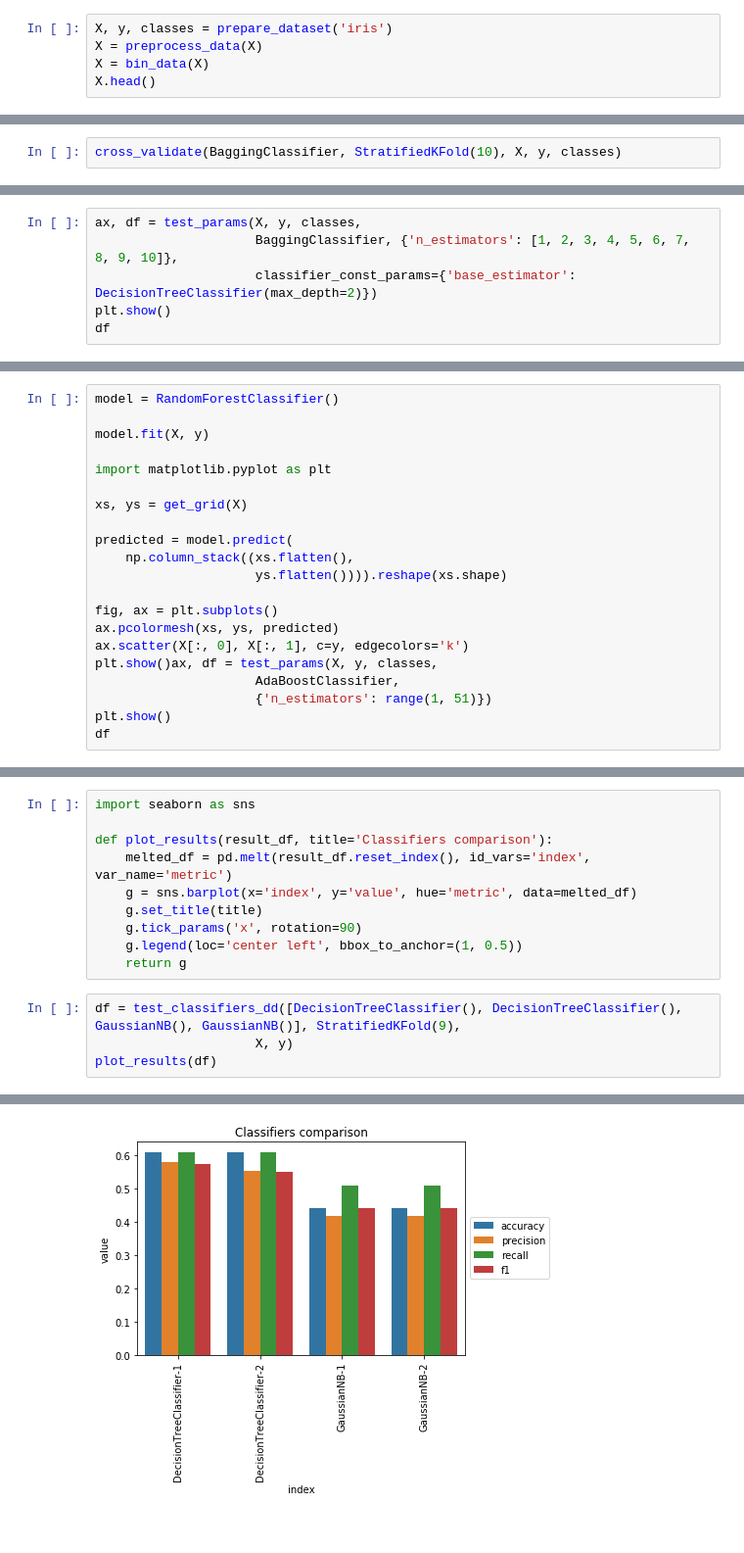
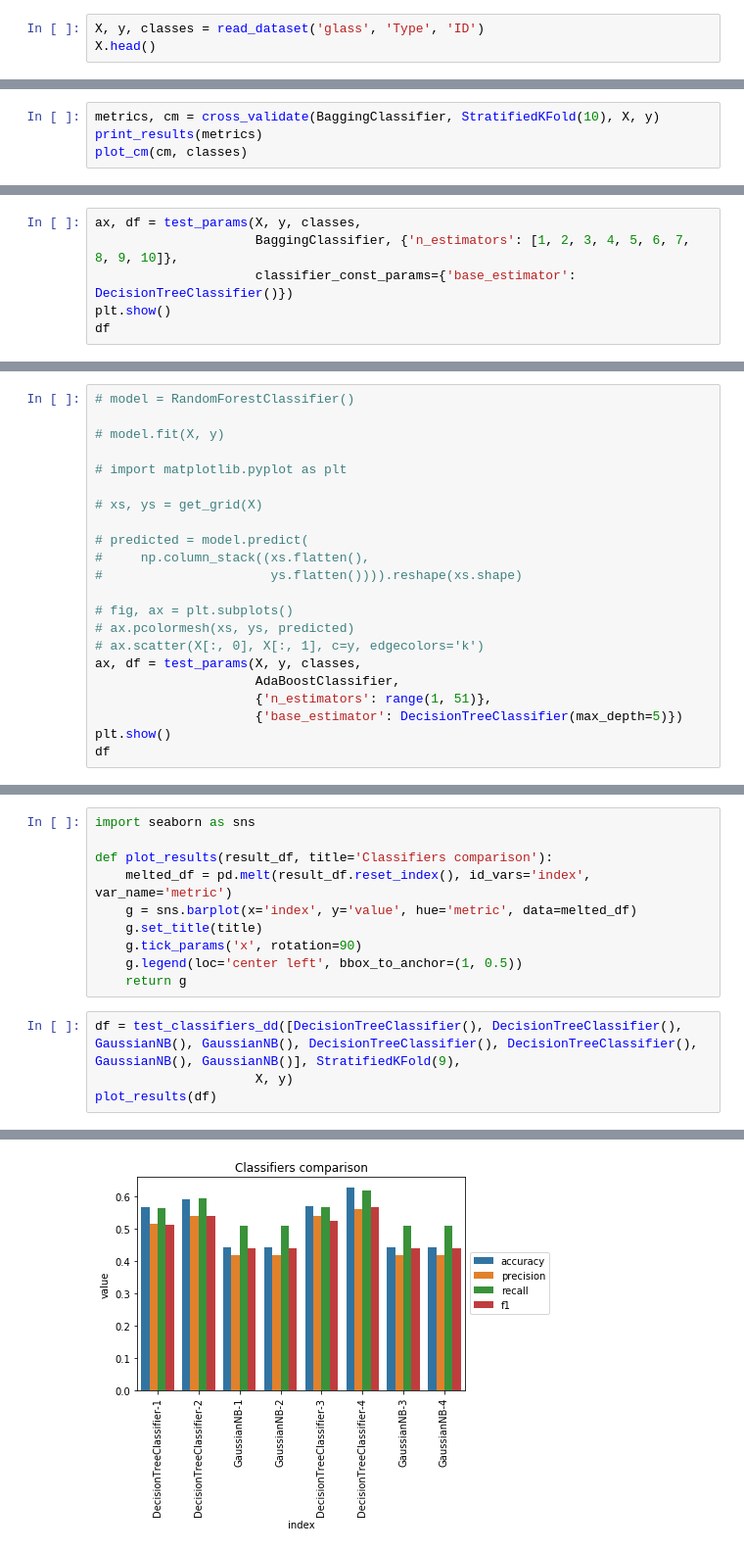
Before and after one commit to xenteros/data-science-training, a Jupyter notebook: Ensembles.ipynb, the cells around one changed output, grey strips where cells are left out. Shown at 98% size. Cells and saved outputs as stored; diff of their text form.

```diff
--- a/Ensembles.ipynb
+++ b/Ensembles.ipynb
@@ -317,6 +89,4 @@ def normalize_confusion_matrix(confusion_matrix):
 # %%
-X, y, classes = prepare_dataset('iris')
-X = preprocess_data(X)
-X = bin_data(X)
+X, y, classes = read_dataset('glass', 'Type', 'ID')
 X.head()
 # %% [output]
@@ -404,5 +124,7 @@ def cross_validate(classifier, kfold, X, y, classes, params=None, talk=True):
 # %%
-cross_validate(BaggingClassifier, StratifiedKFold(10), X, y, classes)
+metrics, cm = cross_validate(BaggingClassifier, StratifiedKFold(10), X, y)
+print_results(metrics)
+plot_cm(cm, classes)
 # %% [output]
 Results for BaggingClassifier
 ----
@@ -475,7 +197,7 @@ def test_params(X, y, classes, classifier, classifier_param, classifier_const_pa
 # %%
 ax, df = test_params(X, y, classes,
                      BaggingClassifier, {'n_estimators': [1, 2, 3, 4, 5, 6, 7, 8, 9, 10]},
-                     classifier_const_params={'base_estimator': DecisionTreeClassifier(max_depth=2)})
+                     classifier_const_params={'base_estimator': DecisionTreeClassifier()})
 plt.show()
 df
 # %% [output]
@@ -669,24 +411,25 @@ plt.show()
 # %% [output]
 [figure]
 # %%
-model = RandomForestClassifier()
+# model = RandomForestClassifier()
 
-model.fit(X, y)
+# model.fit(X, y)
 
-import matplotlib.pyplot as plt
+# import matplotlib.pyplot as plt
 
-xs, ys = get_grid(X)
+# xs, ys = get_grid(X)
 
-predicted = model.predict(
-    np.column_stack((xs.flatten(),
-                     ys.flatten()))).reshape(xs.shape)
+# predicted = model.predict(
+#     np.column_stack((xs.flatten(),
+#                      ys.flatten()))).reshape(xs.shape)
 
-fig, ax = plt.subplots()
-ax.pcolormesh(xs, ys, predicted)
-ax.scatter(X[:, 0], X[:, 1], c=y, edgecolors='k')
-plt.show()ax, df = test_params(X, y, classes,
+# fig, ax = plt.subplots()
+# ax.pcolormesh(xs, ys, predicted)
+# ax.scatter(X[:, 0], X[:, 1], c=y, edgecolors='k')
+ax, df = test_params(X, y, classes,
                      AdaBoostClassifier,
-                     {'n_estimators': range(1, 51)})
+                     {'n_estimators': range(1, 51)},
+                     {'base_estimator': DecisionTreeClassifier(max_depth=5)})
 plt.show()
 df
 # %% [output]
@@ -820,9 +569,9 @@ def plot_results(result_df, title='Classifiers comparison'):
     g.legend(loc='center left', bbox_to_anchor=(1, 0.5))
     return g
 # %%
-df = test_classifiers_dd([DecisionTreeClassifier(), DecisionTreeClassifier(), GaussianNB(), GaussianNB()], StratifiedKFold(9),
+df = test_classifiers_dd([DecisionTreeClassifier(), DecisionTreeClassifier(), GaussianNB(), GaussianNB(), DecisionTreeClassifier(), DecisionTreeClassifier(), GaussianNB(), GaussianNB()], StratifiedKFold(9),
                      X, y)
 plot_results(df)
 # %% [output]
 <matplotlib.axes._subplots.AxesSubplot at 0x...>
-[figure, old version]
+[figure, new version]
```
Also changed, not shown: parts of 40 cells of this notebook, 2 other files.
